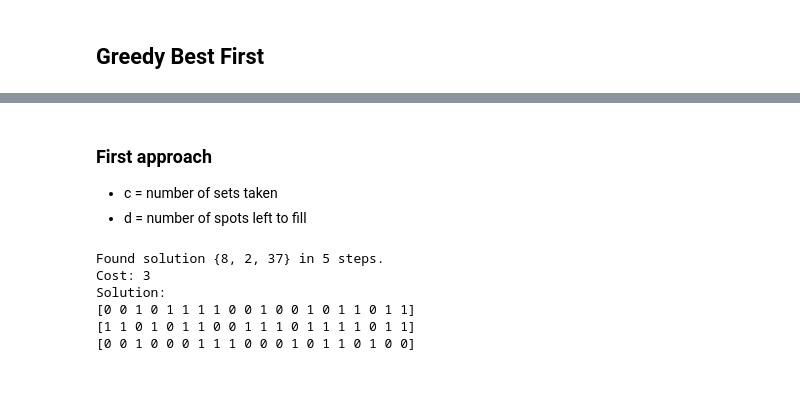
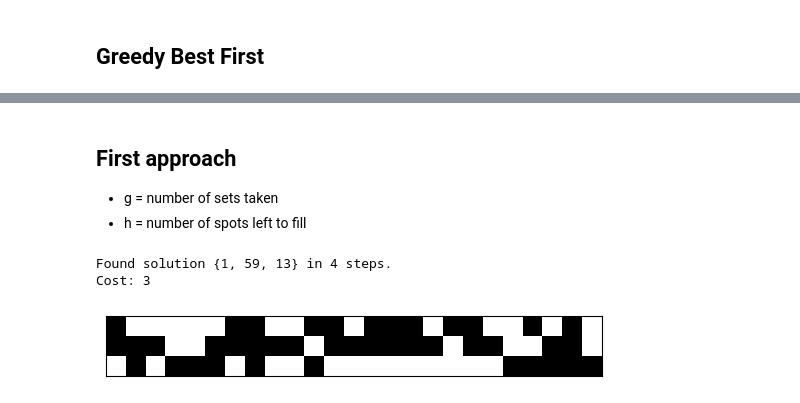
Before and after one commit to Guido-Pio-Natalizio/computational-intelligence, a Jupyter notebook: Lab1-astar.ipynb, the cells around one changed output, grey strips where cells are left out. Saved outputs shown, nothing was run; the diff lists cells and outputs as text; code cells hidden in the pictures.

```diff
--- a/Lab1-astar.ipynb
+++ b/Lab1-astar.ipynb
@@ -34,21 +37,19 @@ def distance(state, mask=np.array([True for _ in range(PROBLEM_SIZE)])):
 # %%
-def find_solution(dist_func = distance, cost_func=lambda s: 0, initial_cost=PROBLEM_SIZE, verbose=True):
+def find_solution(f = lambda s: len(s.taken), verbose=True): #f is the function that calculates the cost of reaching a state
     frontier = queue.PriorityQueue()
-    frontier.put((initial_cost, State(set(), set(range(NUM_SETS)))))  #initial state
+    frontier.put((PROBLEM_SIZE, State(set(), set(range(NUM_SETS)))))  #initial state
     _, curr_state = frontier.get()
     counter = 0
     while not goal_check(curr_state):
         counter += 1
         for action in curr_state.not_taken:
             new_state = State(curr_state.taken ^ {action}, curr_state.not_taken ^ {action}) #using XOR for both operations
-            heur = dist_func(new_state) + cost_func(new_state)
-            frontier.put((heur, new_state))
+            cost = f(new_state)
+            frontier.put((cost, new_state))
         _, curr_state = frontier.get()
     if verbose:
         print("Found solution", curr_state.taken ,"in", counter, "steps.\nCost:", len(curr_state.taken))
-        print("Solution:")
-        for taken in curr_state.taken:
-            print(SETS[taken].astype(int))
+        draw_sol(curr_state.taken)
 
     return len(curr_state.taken), counter
 # %% [markdown]
@@ -84,5 +80,5 @@ The metric used to calculate the priority is
 # %% [markdown]
-### First approach
+## First approach
 
-- c = number of sets taken
-- d = number of spots left to fill
+- g = number of sets taken
+- h = number of spots left to fill
@@ -92,10 +85,7 @@ def cost(state):
-# %%
-find_solution(distance, cost);
-# %% [output]
-Found solution {8, 2, 37} in 5 steps.
-Cost: 3
-Solution:
-[0 0 1 0 1 1 1 1 0 0 1 0 0 1 0 1 1 0 1 1]
-[1 1 0 1 0 1 1 0 0 1 1 1 0 1 1 1 1 0 1 1]
-[0 0 1 0 0 0 1 1 1 0 0 0 1 0 1 1 0 1 0 0]
+# %%
+find_solution(lambda s: distance(s) + len(s.taken));
+# %% [output]
+Found solution {1, 59, 13} in 4 steps.
+Cost: 3
+[figure, added]
 # %% [markdown]
```
Also changed, not shown: parts of 14 cells of this notebook.
